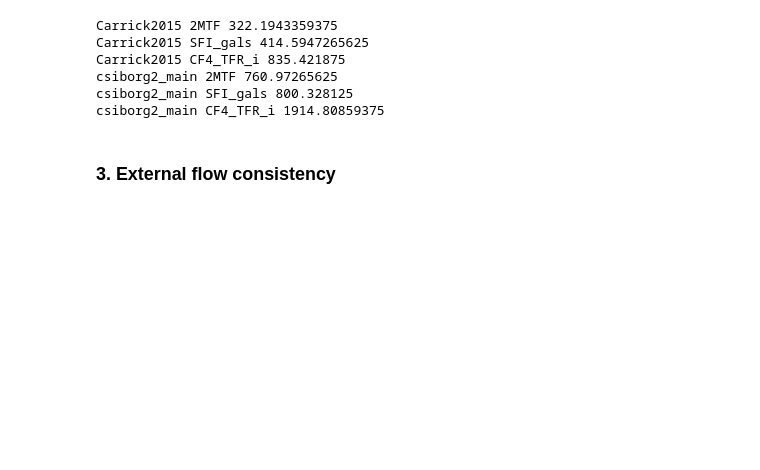
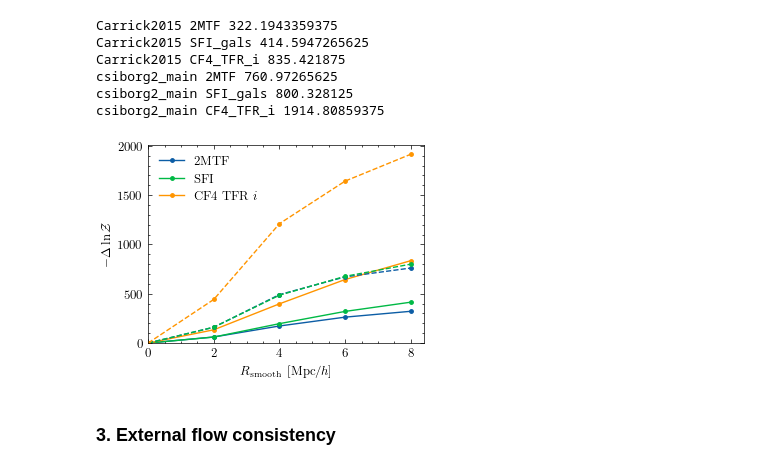
Before and after one commit to Richard-Sti/csiborgtools_public, a Jupyter notebook: notebooks/flow/reconstruction_comparison.ipynb, the cells around one changed output. Saved outputs shown, nothing was run; the diff lists cells and outputs as text; code cells hidden in the pictures; blank space fills up the shorter version.

```diff
--- a/notebooks/flow/reconstruction_comparison.ipynb
+++ b/notebooks/flow/reconstruction_comparison.ipynb
@@ -281,22 +278,26 @@ csiborg2_main CF4_TFR_i 1914.80859375
 # %%
 with plt.style.context('science'):
     plt.rcParams.update({'font.size': 9})
     cols = plt.rcParams['axes.prop_cycle'].by_key()['color']
     plt.figure()
 
     ls = ["-", "--", "-.", ":"]
     for i, simname in enumerate(sims):
         for j, catalogue in enumerate(catalogues):
             plt.plot(scales, y[i, j], marker='o', ms=2.5, ls=ls[i],
                      label=catalogue_to_pretty(catalogue) if i == 0 else None, c=cols[j],)
 
     plt.xlabel(r"$R_{\rm smooth} ~ [\mathrm{Mpc} / h]$")
     plt.ylabel(r"$-\Delta \ln \mathcal{Z}$")
+    plt.xlim(0)
+    plt.ylim(0)
     plt.legend()
 
     plt.tight_layout()
     plt.savefig("../../plots/smoothing_comparison.pdf", dpi=450)
     plt.show()
+# %% [output]
+[figure, added]
 # %% [markdown]
 ### 3. External flow consistency
 # %%
```
Also changed, not shown: parts of 6 cells of this notebook, 2 other files.
